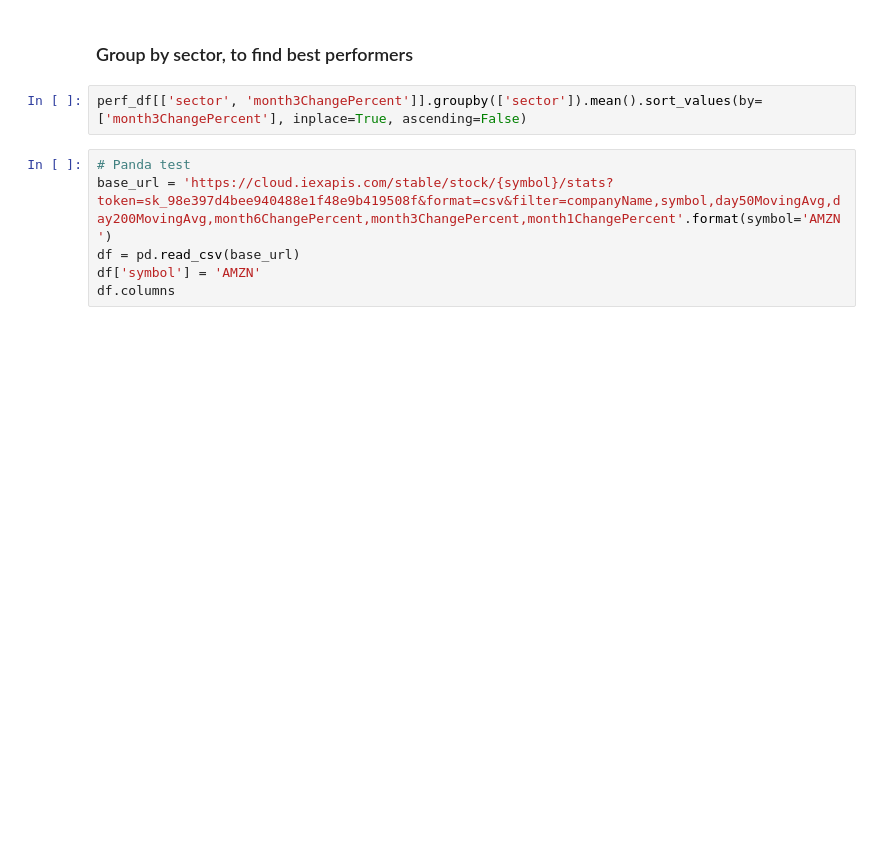
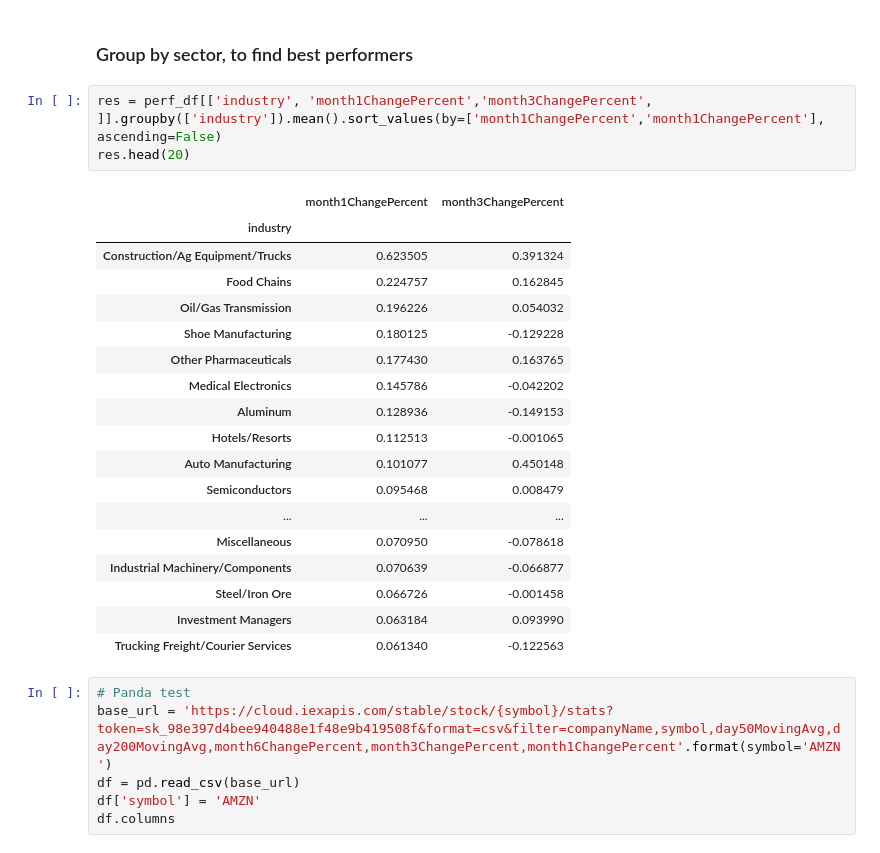
Before and after one commit to mmistroni/TensorFlowPlayground, a Jupyter notebook: StockAndNewsAPIs.ipynb, the cells around one changed output. Drawn from its saved outputs; the diff is of its cells as text; blank space fills up the shorter version.

```diff
--- a/StockAndNewsAPIs.ipynb
+++ b/StockAndNewsAPIs.ipynb
@@ -191,7 +210,27 @@ NameError: ignored
 # %% [markdown]
 <h3> Group by sector, to find best performers </h3>
 # %%
-perf_df[['sector', 'month3ChangePercent']].groupby(['sector']).mean().sort_values(by=['month3ChangePercent'], inplace=True, ascending=False)
+res = perf_df[['industry', 'month1ChangePercent','month3ChangePercent', ]].groupby(['industry']).mean().sort_values(by=['month1ChangePercent','month1ChangePercent'], ascending=False)
+res.head(20)
+# %% [output]
+|  | month1ChangePercent | month3ChangePercent |
+| industry |  |  |
+| Construction/Ag Equipment/Trucks | 0.623505 | 0.391324 |
+| Food Chains | 0.224757 | 0.162845 |
+| Oil/Gas Transmission | 0.196226 | 0.054032 |
+| Shoe Manufacturing | 0.180125 | -0.129228 |
+| Other Pharmaceuticals | 0.177430 | 0.163765 |
+| Medical Electronics | 0.145786 | -0.042202 |
+| Aluminum | 0.128936 | -0.149153 |
+| Hotels/Resorts | 0.112513 | -0.001065 |
+| Auto Manufacturing | 0.101077 | 0.450148 |
+| Semiconductors | 0.095468 | 0.008479 |
+| ... | ... | ... |
+| Miscellaneous | 0.070950 | -0.078618 |
+| Industrial Machinery/Components | 0.070639 | -0.066877 |
+| Steel/Iron Ore | 0.066726 | -0.001458 |
+| Investment Managers | 0.063184 | 0.093990 |
+| Trucking Freight/Courier Services | 0.061340 | -0.122563 |
 # %%
 # Panda test
 base_url = 'https://cloud.iexapis.com/stable/stock/{symbol}/stats?token=sk_98e397d4bee940488e1f48e9b419508f&format=csv&filter=companyName,symbol,day50MovingAvg,day200MovingAvg,month6ChangePercent,month3ChangePercent,month1ChangePercent'.format(symbol='AMZN')
```
Also changed, not shown: parts of 16 cells of this notebook.
